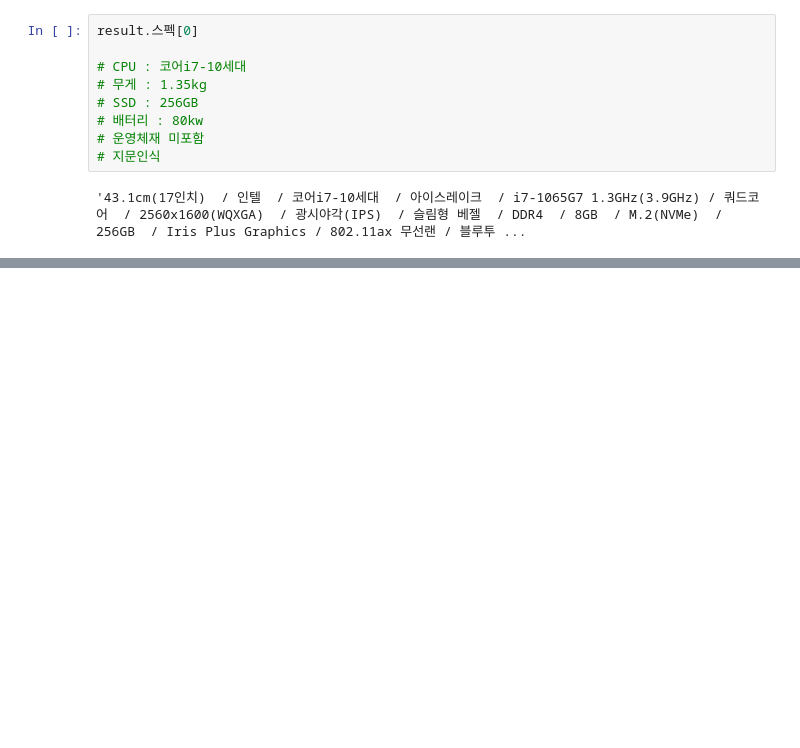
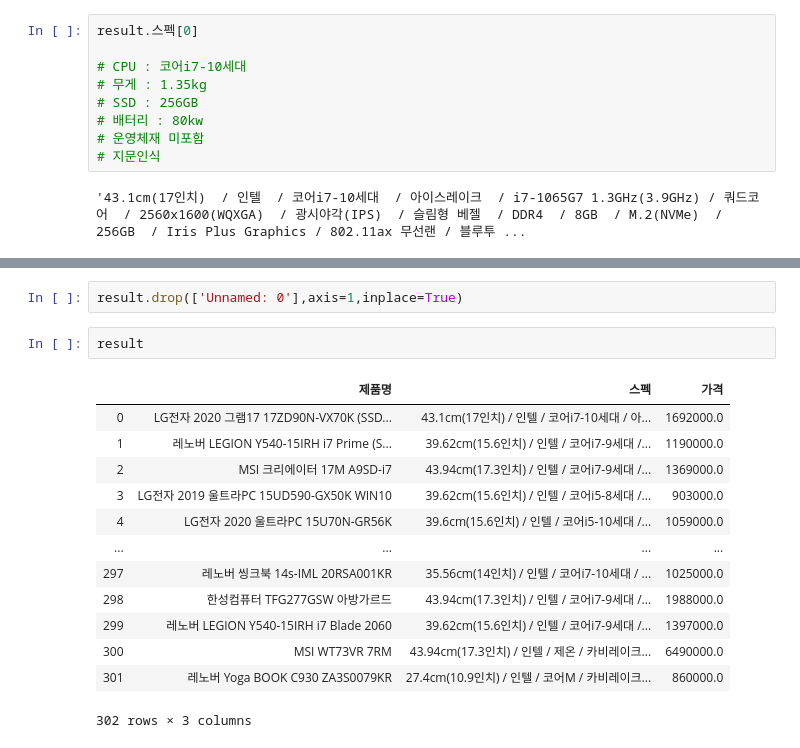
Before and after one commit to Young-Jo-Choi/data_analysis, a Jupyter notebook: exercise/(2020.04.08)notebook(unfinished).ipynb, the cells around one changed output, grey strips where cells are left out. Saved outputs shown, nothing was run; the diff lists cells and outputs as text; blank space fills up the shorter version.

```diff
--- a/exercise/(2020.04.08)notebook(unfinished).ipynb
+++ b/exercise/(2020.04.08)notebook(unfinished).ipynb
@@ -283,0 +261,18 @@ result.스펙[0]
+# %%
+result.drop(['Unnamed: 0'],axis=1,inplace=True)
+# %%
+result
+# %% [output]
+|  | 제품명 | 스펙 | 가격 |
+| 0 | LG전자 2020 그램17 17ZD90N-VX70K (SSD... | 43.1cm(17인치) / 인텔 / 코어i7-10세대 / 아... | 1692000.0 |
+| 1 | 레노버 LEGION Y540-15IRH i7 Prime (S... | 39.62cm(15.6인치) / 인텔 / 코어i7-9세대 /... | 1190000.0 |
+| 2 | MSI 크리에이터 17M A9SD-i7 | 43.94cm(17.3인치) / 인텔 / 코어i7-9세대 /... | 1369000.0 |
+| 3 | LG전자 2019 울트라PC 15UD590-GX50K WIN10 | 39.62cm(15.6인치) / 인텔 / 코어i5-8세대 /... | 903000.0 |
+| 4 | LG전자 2020 울트라PC 15U70N-GR56K | 39.6cm(15.6인치) / 인텔 / 코어i5-10세대 /... | 1059000.0 |
+| ... | ... | ... | ... |
+| 297 | 레노버 씽크북 14s-IML 20RSA001KR | 35.56cm(14인치) / 인텔 / 코어i7-10세대 / ... | 1025000.0 |
+| 298 | 한성컴퓨터 TFG277GSW 아방가르드 | 43.94cm(17.3인치) / 인텔 / 코어i7-9세대 /... | 1988000.0 |
+| 299 | 레노버 LEGION Y540-15IRH i7 Blade 2060 | 39.62cm(15.6인치) / 인텔 / 코어i7-9세대 /... | 1397000.0 |
+| 300 | MSI WT73VR 7RM | 43.94cm(17.3인치) / 인텔 / 제온 / 카비레이크... | 6490000.0 |
+| 301 | 레노버 Yoga BOOK C930 ZA3S0079KR | 27.4cm(10.9인치) / 인텔 / 코어M / 카비레이크... | 860000.0 |
+302 rows × 3 columns
```
Also changed, not shown: parts of 8 cells of this notebook, 26 other files.
